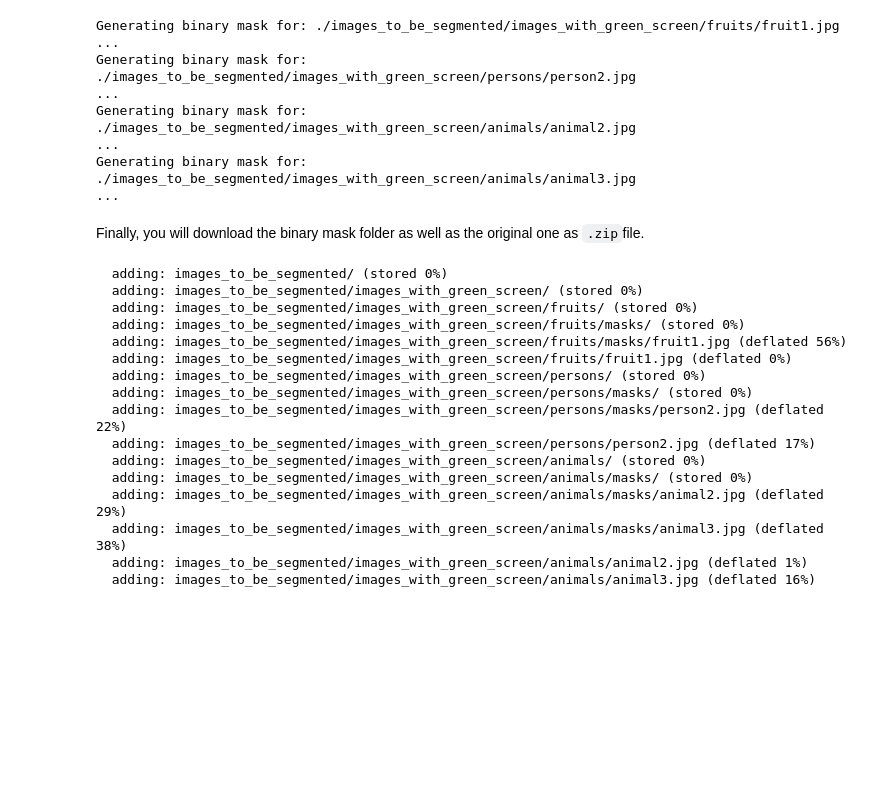
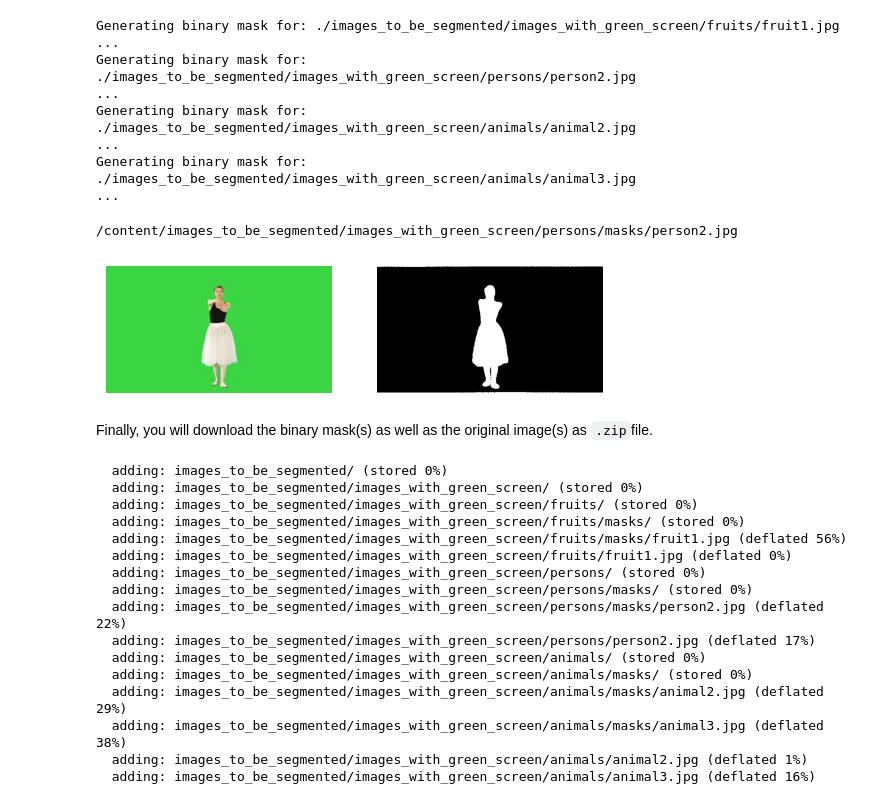
Before and after one commit to NaimaZouidi/Foreground-and-background-extraction-with-SAM-in-images-with-green-background, a Jupyter notebook: FG_BG_extraction_in_images_with_green_background.ipynb, the cells around one changed output. Drawn from its saved outputs; the diff is of its cells as text; code cells hidden in the pictures; blank space fills up the shorter version.

Commit message:
Add a display utility to plot the generated binary mask

```diff
--- a/FG_BG_extraction_in_images_with_green_background.ipynb
+++ b/FG_BG_extraction_in_images_with_green_background.ipynb
@@ -185,3 +191,17 @@ def save_mask(imageRgbFilename, mask):
+# %%
+def display_binary_mask(imageRgbFilename):
+    folder_name = '/'.join(imageRgbFilename.split('/')[0:-1])
+    maskFilename = folder_name + '/masks/' + (imageRgbFilename.split('.jpg')[0]).split("/")[-1] + '.jpg'
+    print(maskFilename)
+    image = cv2.imread(imageRgbFilename)
+    imagergb = cv2.cvtColor(image, cv2.COLOR_BGR2RGB)
+    mask = cv2.imread(maskFilename)
+    ax1 =plt.subplot(121)
+    ax1.axis('off')
+    ax1.imshow(imagergb)
+    ax2 =plt.subplot(122)
+    ax2.axis('off')
+    ax2.imshow(mask)
 # %% [markdown]
 **Load the images to be segmented**
 
@@ -247,8 +267,14 @@ Generating binary mask for: ./images_to_be_segmented/images_with_green_screen/an
 ...
 Generating binary mask for: ./images_to_be_segmented/images_with_green_screen/animals/animal3.jpg
 ...
+# %%
+imgFileName = '/content/images_to_be_segmented/images_with_green_screen/persons/person2.jpg' #Naima: you should change this line of code with the path of the desired image
+display_binary_mask(imgFileName)
+# %% [output]
+/content/images_to_be_segmented/images_with_green_screen/persons/masks/person2.jpg
+[figure, added]
 # %% [markdown]
-Finally, you will download the binary mask folder as well as the original one as `.zip`file.
+Finally, you will download the binary mask(s) as well as the original image(s) as `.zip`file.
 # %%
 try:
   if(isFolder == 1):
```
Also changed, not shown: parts of 15 cells of this notebook.
